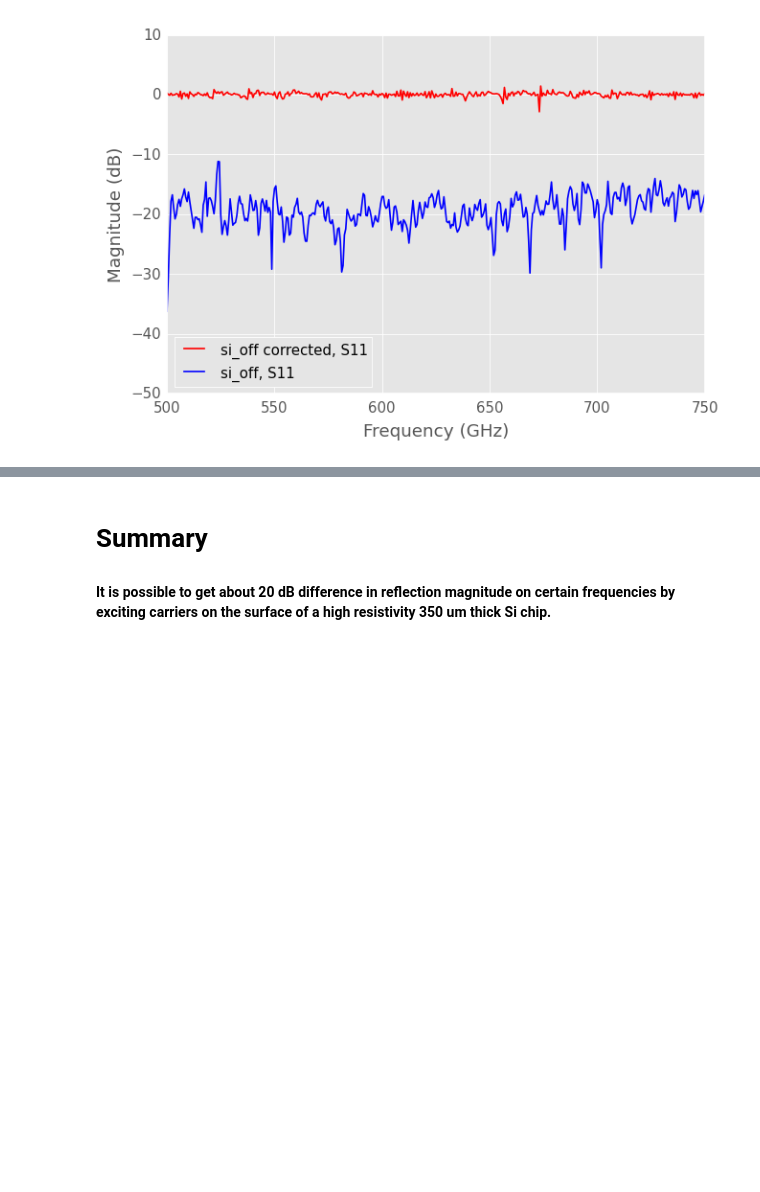
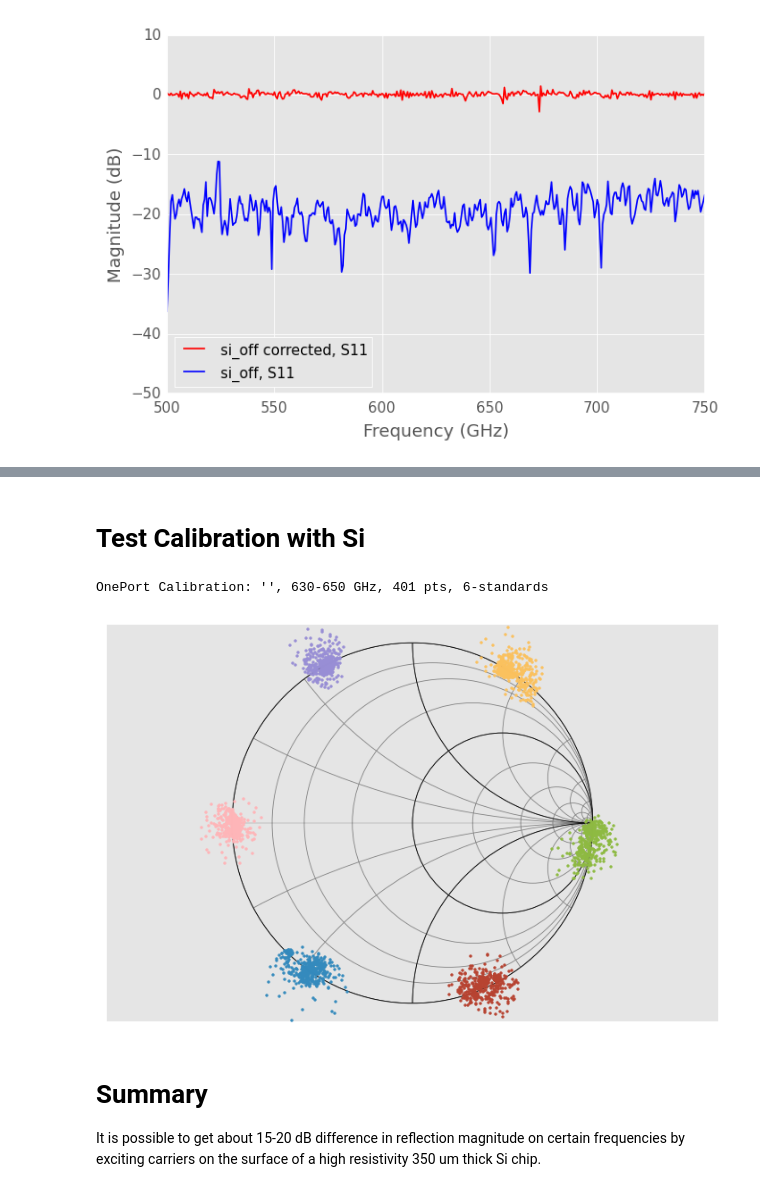
Before and after one commit to nds5yf/THzCAI, a Jupyter notebook: Research/Imaging Worksheets/Silicon Characterization/Silicon Characterization.ipynb, the cells around one changed output, grey strips where cells are left out. Drawn from its saved outputs; the diff is of its cells as text; code cells hidden in the pictures; blank space fills up the shorter version.

Commit message:
Si reflection

```diff
--- a/Research/Imaging Worksheets/Silicon Characterization/Silicon Characterization.ipynb
+++ b/Research/Imaging Worksheets/Silicon Characterization/Silicon Characterization.ipynb
@@ -81,3 +134,10 @@ si_off.plot_s_db(color = 'b')
+# %% [markdown]
+# Test Calibration with Si
+# %%
+key.take_simple_cal()
+# %% [output]
+OnePort Calibration: '', 630-650 GHz, 401 pts, 6-standards
+[figure, added]
 # %% [markdown]
 # Summary
-#### It is possible to get about 20 dB difference in reflection magnitude on certain frequencies by exciting carriers on the surface of a high resistivity 350 um thick Si chip.
+It is possible to get about 15-20 dB difference in reflection magnitude on certain frequencies by exciting carriers on the surface of a high resistivity 350 um thick Si chip.
```
Also changed, not shown: parts of 17 cells of this notebook, 6 other files.
